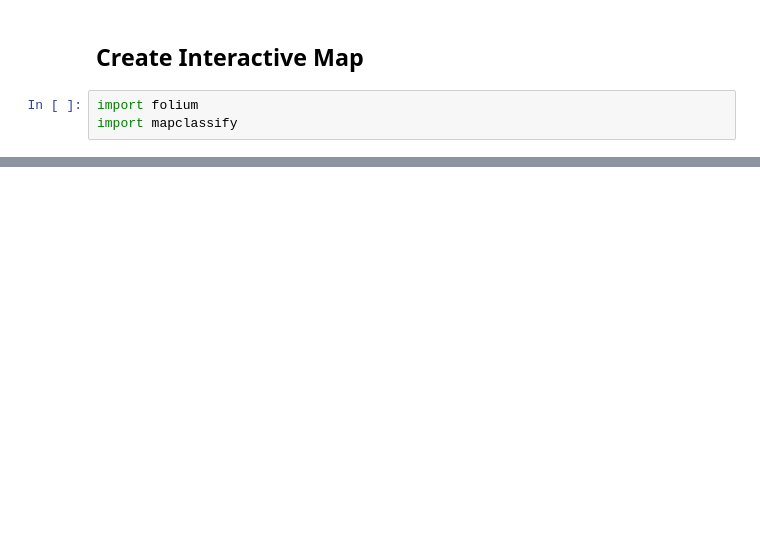
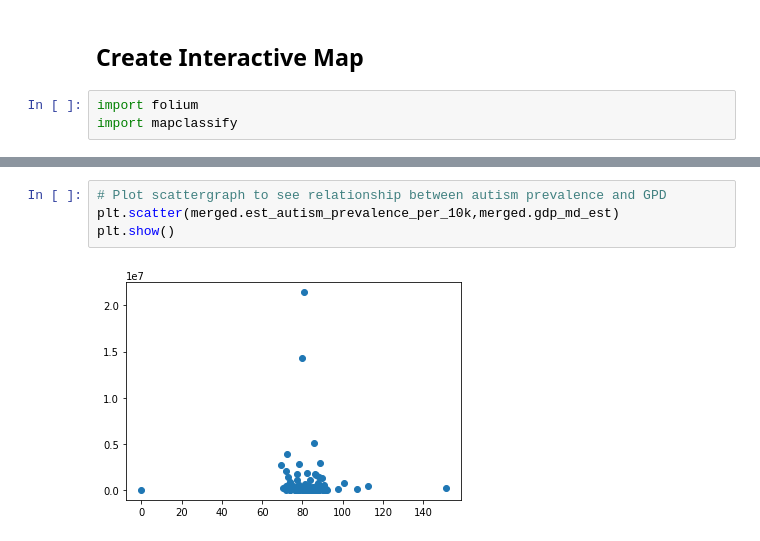
Before and after one commit to ADWilk19/autism_employment, a Jupyter notebook: notebooks/world_autism_prevalence_map_notes.ipynb, the cells around one changed output, grey strips where cells are left out. Saved outputs shown, nothing was run; the diff lists cells and outputs as text; blank space fills up the shorter version.

```diff
--- a/notebooks/world_autism_prevalence_map_notes.ipynb
+++ b/notebooks/world_autism_prevalence_map_notes.ipynb
@@ -115,2 +111,8 @@ merged.explore(
 # %% [output]
 [interactive output not drawn]
+# %%
+# Plot scattergraph to see relationship between autism prevalence and GPD
+plt.scatter(merged.est_autism_prevalence_per_10k,merged.gdp_md_est)
+plt.show()
+# %% [output]
+[figure, added]
```
Also changed, not shown: parts of 10 cells of this notebook.
